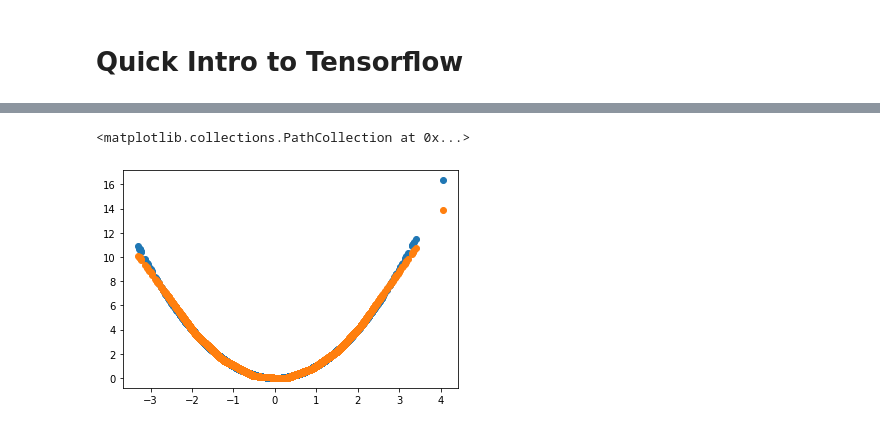
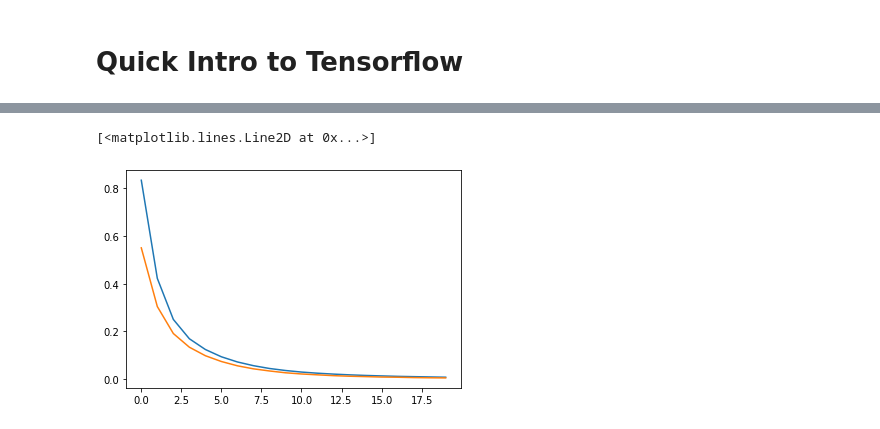
Before and after one commit to dghwood/tensorflow-tutorial, a Jupyter notebook: Quick_Intro_to_Tensorflow.ipynb, the cells around one changed output, grey strips where cells are left out. Saved outputs shown, nothing was run; the diff lists cells and outputs as text; code cells hidden in the pictures.

```diff
--- a/Quick_Intro_to_Tensorflow.ipynb
+++ b/Quick_Intro_to_Tensorflow.ipynb
@@ -18,8 +18,27 @@ plt.scatter(X, Y)
+# %%
+# @title Split into train & validation
+mask = np.random.rand(X.shape[0]) > 0.2 # 20 / 80 split
+
+train_X = X[mask]
+train_Y = Y[mask]
+
+val_X = X[~mask]
+val_Y = Y[~mask]
 # %%
-model = tf.keras.models.Sequential([
+# @title Define basic model
+def define_model():
+  model = tf.keras.models.Sequential([
     tf.keras.layers.Dense(12, activation = 'relu'),
     tf.keras.layers.Dense(1)
-])
-model.compile('adam', 'mse')
-model.fit(X, Y, epochs = 30, verbose = 0)
+  ])
+  model.compile(
+      'adam', # Adam Optimizer
+      'mse' # MeanSquaredError
+      )
+  return model
+
+model = define_model()
+model.fit(train_X, train_Y,
+          validation_data = (val_X, val_Y),
+          epochs = 20)
 # %% [output]
@@ -32,7 +63,7 @@ plt.plot(model.history.history['loss'])
-# %%
-# @title Lets see how it looks?
-plt.scatter(X, Y)
-plt.scatter(X, model(X))
-# %% [output]
-<matplotlib.collections.PathCollection at 0x...>
-[figure, removed]
+# %%
+# @title Graphing the loss
+plt.plot(model.history.history['loss'])
+plt.plot(model.history.history['val_loss'])
+# %% [output]
+[<matplotlib.lines.Line2D at 0x...>]
+[figure, added]
```
Also changed, not shown: parts of 8 cells of this notebook.
